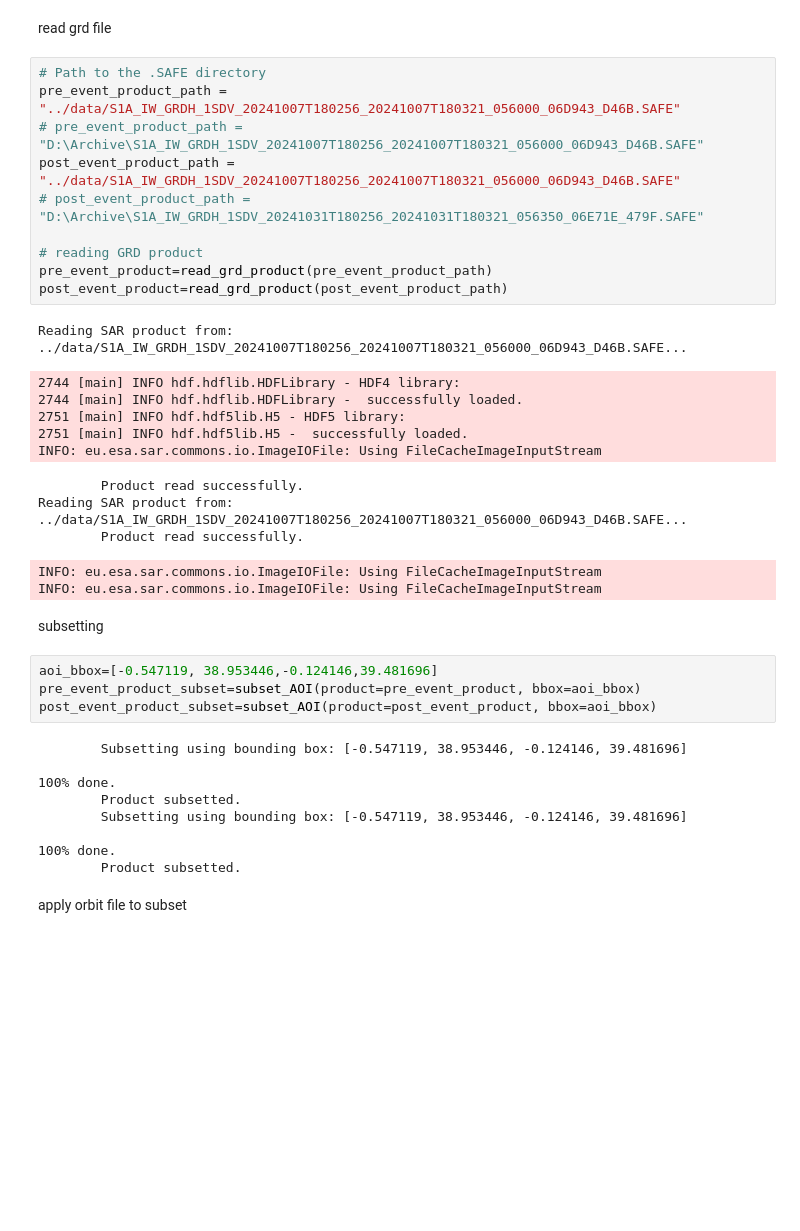
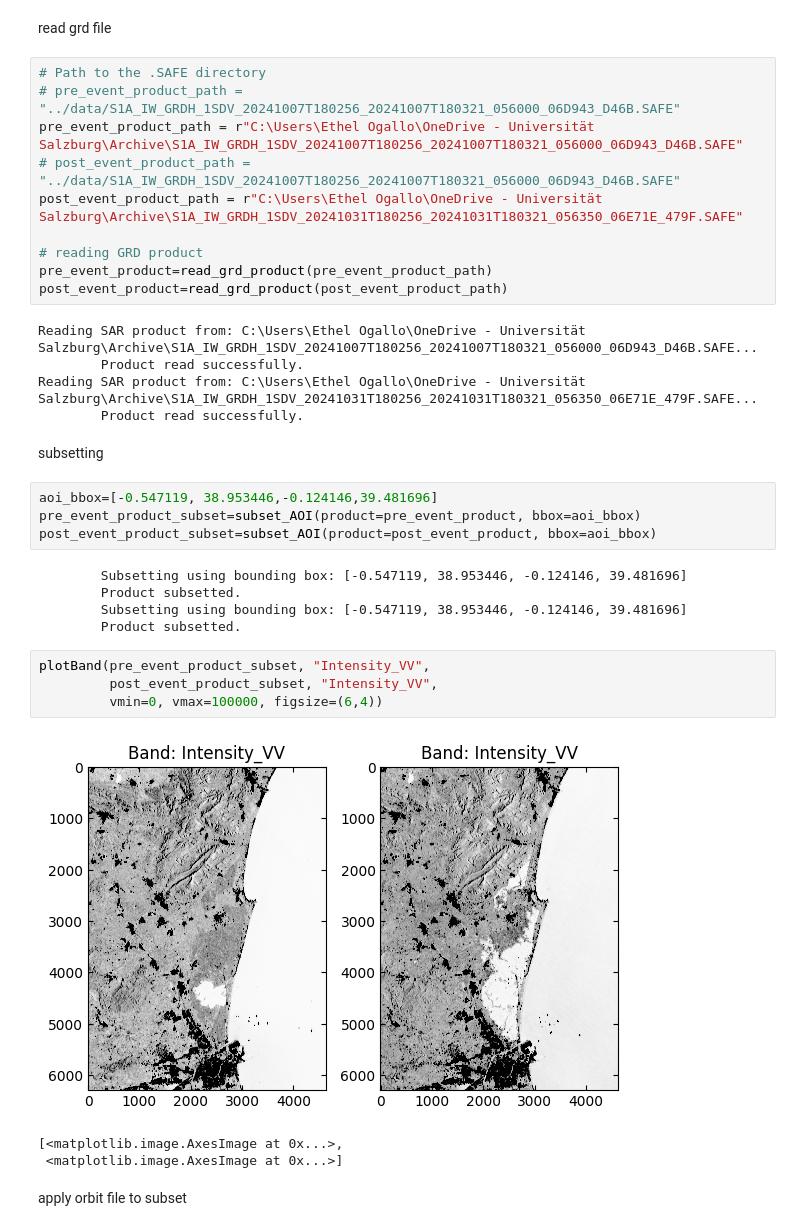
Before and after one commit to rabinatwayana/pysarflow, a Jupyter notebook: docs/examples/grd_pipeline.ipynb, the cells around one changed output. Cells and saved outputs as stored; diff of their text form; blank space fills up the shorter version.

Commit message:
feat:added visualization

```diff
--- a/docs/examples/grd_pipeline.ipynb
+++ b/docs/examples/grd_pipeline.ipynb
@@ -15,26 +15,19 @@ from pysarflow import read_grd_product, subset_AOI, apply_orbit_file, thermal_no
 read grd file
 # %%
 # Path to the .SAFE directory
-pre_event_product_path = "../data/S1A_IW_GRDH_1SDV_20241007T180256_20241007T180321_056000_06D943_D46B.SAFE"
-# pre_event_product_path = "D:\Archive\S1A_IW_GRDH_1SDV_20241007T180256_20241007T180321_056000_06D943_D46B.SAFE"
-post_event_product_path = "../data/S1A_IW_GRDH_1SDV_20241007T180256_20241007T180321_056000_06D943_D46B.SAFE"
-# post_event_product_path = "D:\Archive\S1A_IW_GRDH_1SDV_20241031T180256_20241031T180321_056350_06E71E_479F.SAFE"
+# pre_event_product_path = "../data/S1A_IW_GRDH_1SDV_20241007T180256_20241007T180321_056000_06D943_D46B.SAFE"
+pre_event_product_path = r"C:\Users\Ethel Ogallo\OneDrive - Universität Salzburg\Archive\S1A_IW_GRDH_1SDV_20241007T180256_20241007T180321_056000_06D943_D46B.SAFE"
+# post_event_product_path = "../data/S1A_IW_GRDH_1SDV_20241007T180256_20241007T180321_056000_06D943_D46B.SAFE"
+post_event_product_path = r"C:\Users\Ethel Ogallo\OneDrive - Universität Salzburg\Archive\S1A_IW_GRDH_1SDV_20241031T180256_20241031T180321_056350_06E71E_479F.SAFE"
 
 # reading GRD product
 pre_event_product=read_grd_product(pre_event_product_path)
 post_event_product=read_grd_product(post_event_product_path)
 # %% [output]
-Reading SAR product from: ../data/S1A_IW_GRDH_1SDV_20241007T180256_20241007T180321_056000_06D943_D46B.SAFE...
+Reading SAR product from: C:\Users\Ethel Ogallo\OneDrive - Universität Salzburg\Archive\S1A_IW_GRDH_1SDV_20241007T180256_20241007T180321_056000_06D943_D46B.SAFE...
+        Product read successfully.
+Reading SAR product from: C:\Users\Ethel Ogallo\OneDrive - Universität Salzburg\Archive\S1A_IW_GRDH_1SDV_20241031T180256_20241031T180321_056350_06E71E_479F.SAFE...
+        Product read successfully.
-2744 [main] INFO hdf.hdflib.HDFLibrary - HDF4 library:
-2744 [main] INFO hdf.hdflib.HDFLibrary -  successfully loaded.
-2751 [main] INFO hdf.hdf5lib.H5 - HDF5 library:
-2751 [main] INFO hdf.hdf5lib.H5 -  successfully loaded.
-INFO: eu.esa.sar.commons.io.ImageIOFile: Using FileCacheImageInputStream
-        Product read successfully.
-Reading SAR product from: ../data/S1A_IW_GRDH_1SDV_20241007T180256_20241007T180321_056000_06D943_D46B.SAFE...
-        Product read successfully.
-INFO: eu.esa.sar.commons.io.ImageIOFile: Using FileCacheImageInputStream
-INFO: eu.esa.sar.commons.io.ImageIOFile: Using FileCacheImageInputStream
 # %% [markdown]
 subsetting
 # %%
@@ -43,13 +36,17 @@ pre_event_product_subset=subset_AOI(product=pre_event_product, bbox=aoi_bbox)
 post_event_product_subset=subset_AOI(product=post_event_product, bbox=aoi_bbox)
 # %% [output]
         Subsetting using bounding box: [-0.547119, 38.953446, -0.124146, 39.481696]
-
-100% done.
         Product subsetted.
         Subsetting using bounding box: [-0.547119, 38.953446, -0.124146, 39.481696]
-
-100% done.
         Product subsetted.
+# %%
+plotBand(pre_event_product_subset, "Intensity_VV",
+         post_event_product_subset, "Intensity_VV",
+         vmin=0, vmax=100000, figsize=(6,4))
+# %% [output]
+[figure, added]
+[<matplotlib.image.AxesImage at 0x...>,
+ <matplotlib.image.AxesImage at 0x...>]
 # %% [markdown]
 apply orbit file to subset
 # %%
```
Also changed, not shown: parts of 11 cells of this notebook, 2 other files.
